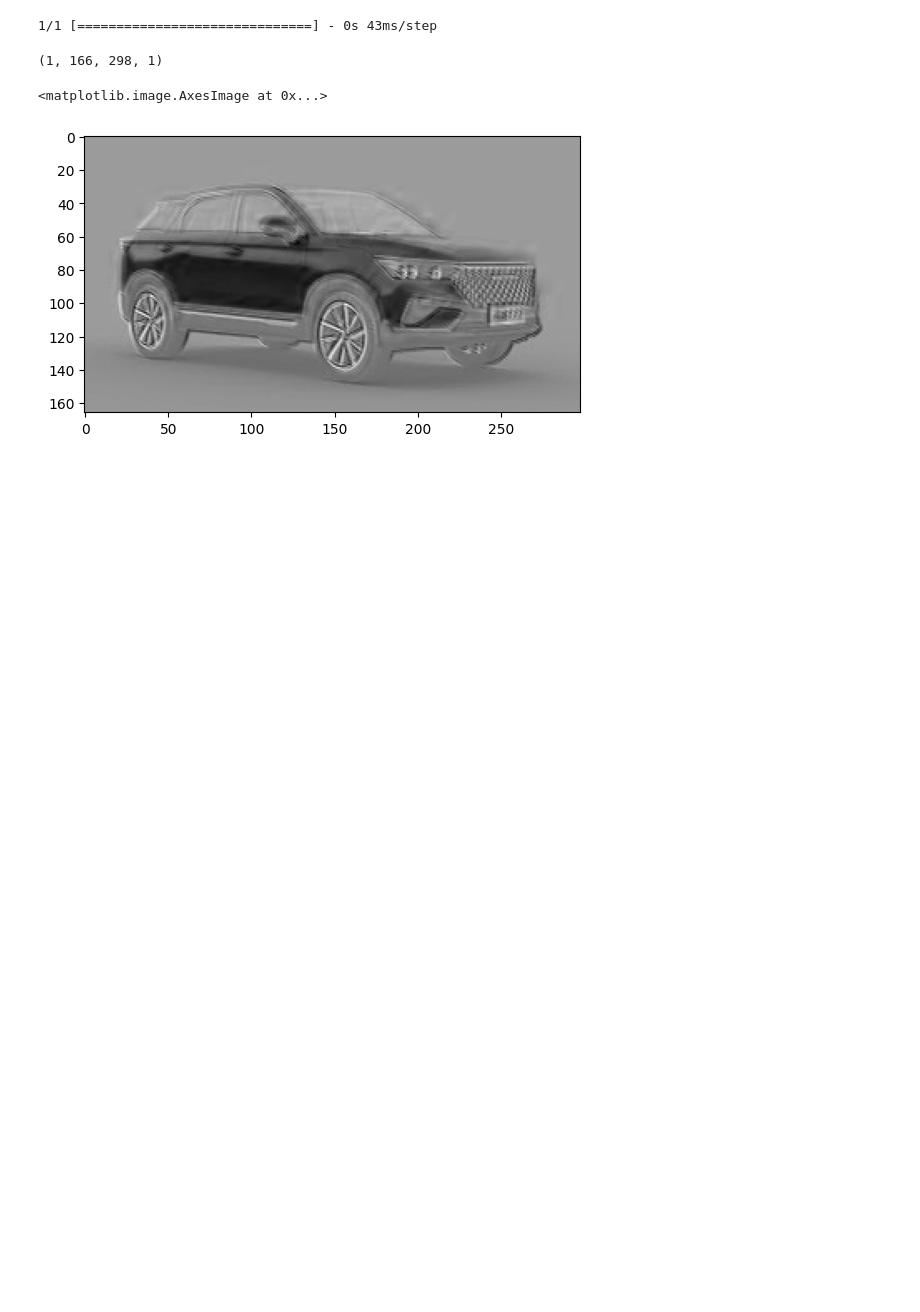
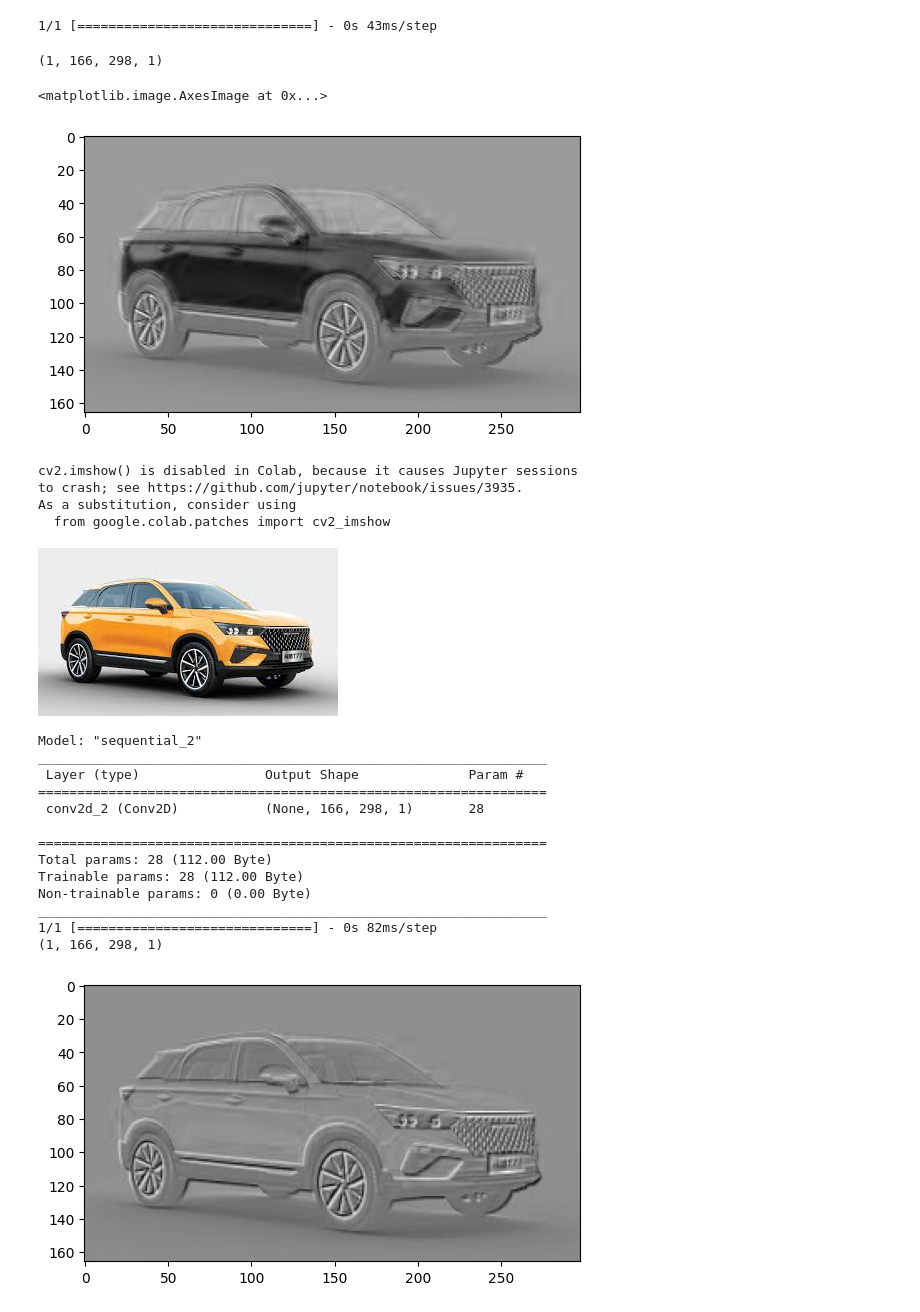
Before and after one commit to syedshahlal/Understanding_Computer_Vision, a Jupyter notebook: CNN_and_Pooling.ipynb, the cells around one changed output. Drawn from its saved outputs; the diff is of its cells as text; code cells hidden in the pictures; blank space fills up the shorter version.

```diff
--- a/CNN_and_Pooling.ipynb
+++ b/CNN_and_Pooling.ipynb
@@ -140,0 +151,58 @@ plt.imshow(reshape_out_color,cmap='gray')
+# %%
+def get_conv_model(filters=1, kernel_size=(3,3), strides=(1,1), input_shape=None, padding="valid"):
+
+  CONV_LAYER = [
+
+      tf.keras.layers.Conv2D(
+          filters=filters,
+          kernel_size=kernel_size,
+          strides=strides,
+          input_shape=input_shape)
+  ]
+
+  conv_model = tf.keras.Sequential(CONV_LAYER)
+  conv_model.summary()
+  return conv_model
+# %%
+def apply_conv_model_and_visualize(img, conv_model):
+  try:
+    out = conv_model.predict(img)
+    print(out.shape)
+    _, row, col, channels = out.shape
+    reshape_out = out.reshape(row, col, channels)
+    for channel in range(channels):
+      plt.imshow(reshape_out[:,:,channel], cmap="gray")
+      plt.show()
+  except Exception as e:
+    raise e
+# %%
+# With 1 filter
+img = read_img(path, grayscale=False)
+input_img = reshaping_in(img, grayscale=False)
+model = get_conv_model(filters=1,
+                       kernel_size=(3,3),
+                       strides=(1,1),
+                       input_shape=input_img.shape[1:],
+                       padding="valid")
+
+apply_conv_model_and_visualize(input_img, model)
+# %% [output]
+cv2.imshow() is disabled in Colab, because it causes Jupyter sessions
+to crash; see https://github.com/jupyter/notebook/issues/3935.
+As a substitution, consider using
+  from google.colab.patches import cv2_imshow
+[figure, added]
+Model: "sequential_2"
+_________________________________________________________________
+ Layer (type)                Output Shape              Param #
+=================================================================
+ conv2d_2 (Conv2D)           (None, 166, 298, 1)       28
+
+=================================================================
+Total params: 28 (112.00 Byte)
+Trainable params: 28 (112.00 Byte)
+Non-trainable params: 0 (0.00 Byte)
+_________________________________________________________________
+1/1 [==============================] - 0s 82ms/step
+(1, 166, 298, 1)
+[figure, added]
```
Also changed, not shown: parts of 4 cells of this notebook.
